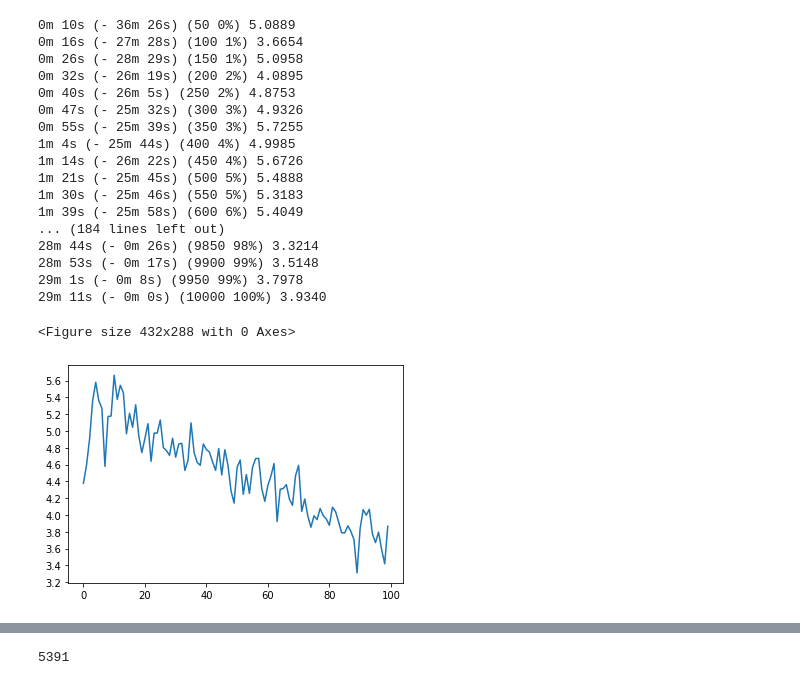
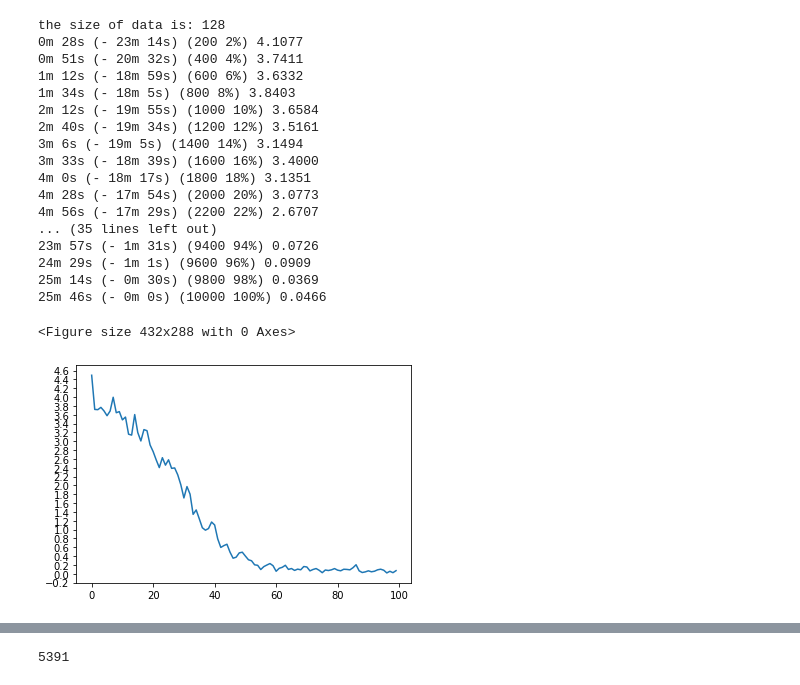
Before and after one commit to huangjihui511/seq2seq-dialog, a Jupyter notebook: main.ipynb, the cells around one changed output, grey strips where cells are left out. Drawn from its saved outputs; the diff is of its cells as text; code cells hidden in the pictures.

Commit message:
decrease the length of sentences

```diff
--- a/main.ipynb
+++ b/main.ipynb
@@ -40,0 +38,3 @@ punct = punctuation
+# %%
+for item in data:
+    print(len(item[0]))
@@ -48,7 +75,9 @@ from itertools import chain
 
 sw = stopwords.words('english')
 punct = punctuation
-
+reverse_flag = False
+stopword_flag = False
+words_min_times = 0
 def clean_data(data):
     for item in data:
         for item2 in item:
@@ -59,9 +88,18 @@ def clean_data(data):
     data2 = []
     for item in data:
         temp = []
+        flag = 0
+        if "www" in item[0] or "www" in item[1]:
+            continue
         for item2 in item:
-            item2 = " ".join([token for token in word_tokenize(item2) if dictionary[token] > 0 and token.lower() not in chain(punct, sw)])
+            item2 = " ".join([token for token in word_tokenize(item2) if dictionary[token] > words_min_times])
+
+            if reverse_flag and flag == 1:
+                item2 = " ".join(reversed(item2.split(" ")))
+            if stopword_flag:
+                item2 = " ".join([token for token in word_tokenize(item2) if token.lower() not in chain(punct, sw)])
             temp.append(item2)
+            flag += 1
         temp = tuple(temp)
         data2.append(temp)
     return data2
@@ -123,8 +161,8 @@ def unicodeToAscii(s):
 
 def normalizeString(s):
     s = unicodeToAscii(s.lower().strip())
-    s = re.sub(r"([.!?])", r" \1", s)
-    s = re.sub(r"[^a-zA-Z.!?]+", r" ", s)
+    #s = re.sub(r"([.!?\'])", r" \1", s)
+    #s = re.sub(r"[^a-zA-Z.!?]+", r" ", s)
     return s
 # %%
 def readLangs(lang):
@@ -145,7 +183,7 @@ def readLangs(lang):
 
     return lang, pairs
 # %%
-MAX_LENGTH = 1000
+MAX_LENGTH = 50
 
 eng_prefixes = (
     "i am ", "i m ",
@@ -444,31 +487,31 @@ def evaluateRandomly(encoder, decoder, n=10):
         print('<', output_sentence)
         print('')
 # %%
-hidden_size = 128
+hidden_size = 256
 encoder1 = EncoderRNN(lang.n_words, hidden_size).to(device)
 attn_decoder1 = AttnDecoderRNN(hidden_size, lang.n_words, dropout_p=0.1).to(device)
 
-trainIters(encoder1, attn_decoder1, 10000, print_every=50)
+trainIters(encoder1, attn_decoder1, 10000, print_every=200)
 # %% [output]
-0m 10s (- 36m 26s) (50 0%) 5.0889
-0m 16s (- 27m 28s) (100 1%) 3.6654
-0m 26s (- 28m 29s) (150 1%) 5.0958
-0m 32s (- 26m 19s) (200 2%) 4.0895
-0m 40s (- 26m 5s) (250 2%) 4.8753
-0m 47s (- 25m 32s) (300 3%) 4.9326
-0m 55s (- 25m 39s) (350 3%) 5.7255
-1m 4s (- 25m 44s) (400 4%) 4.9985
-1m 14s (- 26m 22s) (450 4%) 5.6726
-1m 21s (- 25m 45s) (500 5%) 5.4888
-1m 30s (- 25m 46s) (550 5%) 5.3183
-1m 39s (- 25m 58s) (600 6%) 5.4049
-... (184 lines left out)
-28m 44s (- 0m 26s) (9850 98%) 3.3214
-28m 53s (- 0m 17s) (9900 99%) 3.5148
-29m 1s (- 0m 8s) (9950 99%) 3.7978
-29m 11s (- 0m 0s) (10000 100%) 3.9340
+the size of data is: 128
+0m 28s (- 23m 14s) (200 2%) 4.1077
+0m 51s (- 20m 32s) (400 4%) 3.7411
+1m 12s (- 18m 59s) (600 6%) 3.6332
+1m 34s (- 18m 5s) (800 8%) 3.8403
+2m 12s (- 19m 55s) (1000 10%) 3.6584
+2m 40s (- 19m 34s) (1200 12%) 3.5161
+3m 6s (- 19m 5s) (1400 14%) 3.1494
+3m 33s (- 18m 39s) (1600 16%) 3.4000
+4m 0s (- 18m 17s) (1800 18%) 3.1351
+4m 28s (- 17m 54s) (2000 20%) 3.0773
+4m 56s (- 17m 29s) (2200 22%) 2.6707
+... (35 lines left out)
+23m 57s (- 1m 31s) (9400 94%) 0.0726
+24m 29s (- 1m 1s) (9600 96%) 0.0909
+25m 14s (- 0m 30s) (9800 98%) 0.0369
+25m 46s (- 0m 0s) (10000 100%) 0.0466
 <Figure size 432x288 with 0 Axes>
-[figure, old version]
+[figure, new version]
 # %%
 evaluateRandomly(encoder1, attn_decoder1)
 # %% [output]
```
Also changed, not shown: parts of 14 cells of this notebook, 2 other files.
